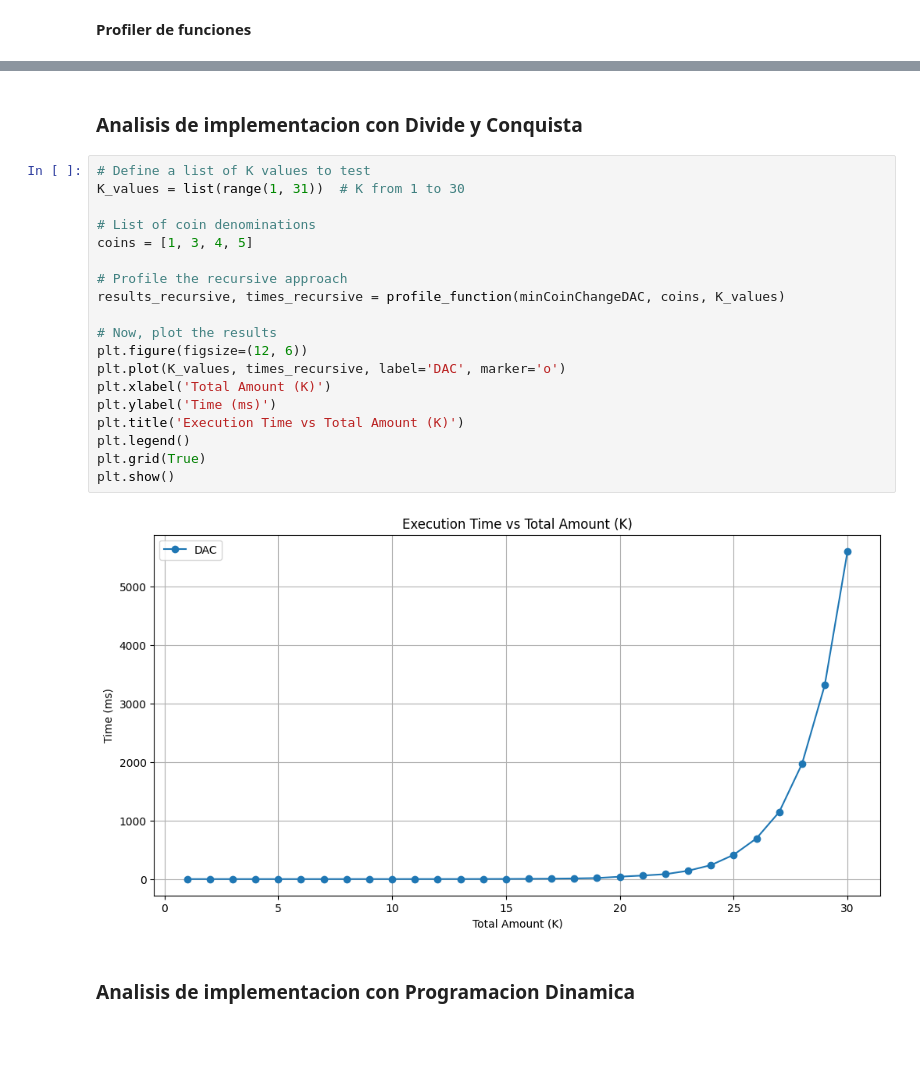
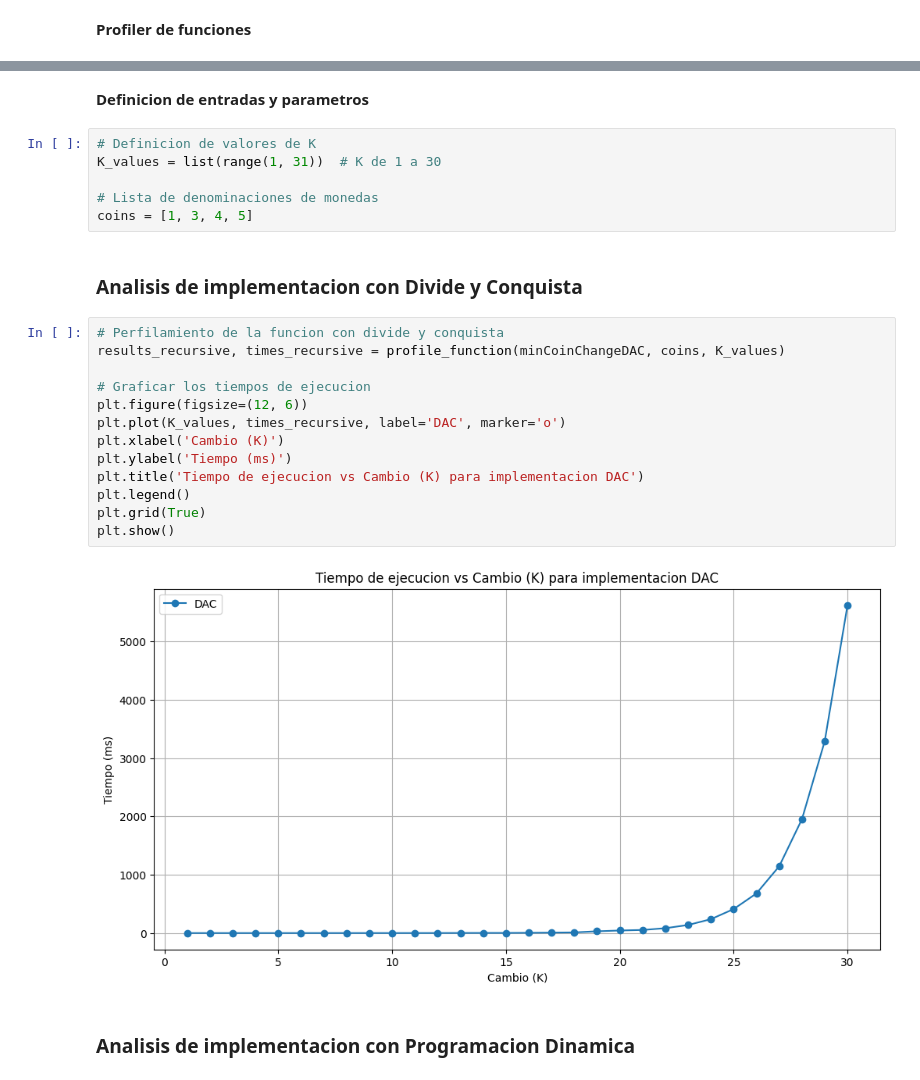
Before and after one commit to gusanitor8/Proyecto2_Analisis, a Jupyter notebook: proyecto2.ipynb, the cells around one changed output, grey strips where cells are left out. Saved outputs shown, nothing was run; the diff lists cells and outputs as text; blank space fills up the shorter version.

```diff
--- a/proyecto2.ipynb
+++ b/proyecto2.ipynb
@@ -132,27 +118,29 @@ def profile_function(func, coins, K_values):
     return results, [time * 1000 for time in times]
+# %% [markdown]
+**Definicion de entradas y parametros**
+# %%
+# Definicion de valores de K
+K_values = list(range(1, 31))  # K de 1 a 30
+
+# Lista de denominaciones de monedas
+coins = [1, 3, 4, 5]
 # %% [markdown]
 ### Analisis de implementacion con Divide y Conquista
 # %%
-# Define a list of K values to test
-K_values = list(range(1, 31))  # K from 1 to 30
-
-# List of coin denominations
-coins = [1, 3, 4, 5]
-
-# Profile the recursive approach
+# Perfilamiento de la funcion con divide y conquista
 results_recursive, times_recursive = profile_function(minCoinChangeDAC, coins, K_values)
 
-# Now, plot the results
+# Graficar los tiempos de ejecucion
 plt.figure(figsize=(12, 6))
 plt.plot(K_values, times_recursive, label='DAC', marker='o')
-plt.xlabel('Total Amount (K)')
-plt.ylabel('Time (ms)')
-plt.title('Execution Time vs Total Amount (K)')
+plt.xlabel('Cambio (K)')
+plt.ylabel('Tiempo (ms)')
+plt.title('Tiempo de ejecucion vs Cambio (K) para implementacion DAC')
 plt.legend()
 plt.grid(True)
 plt.show()
 # %% [output]
-[figure, old version]
+[figure, new version]
 # %% [markdown]
 ### Analisis de implementacion con Programacion Dinamica
 # %%
```
Also changed, not shown: parts of 4 cells of this notebook.
